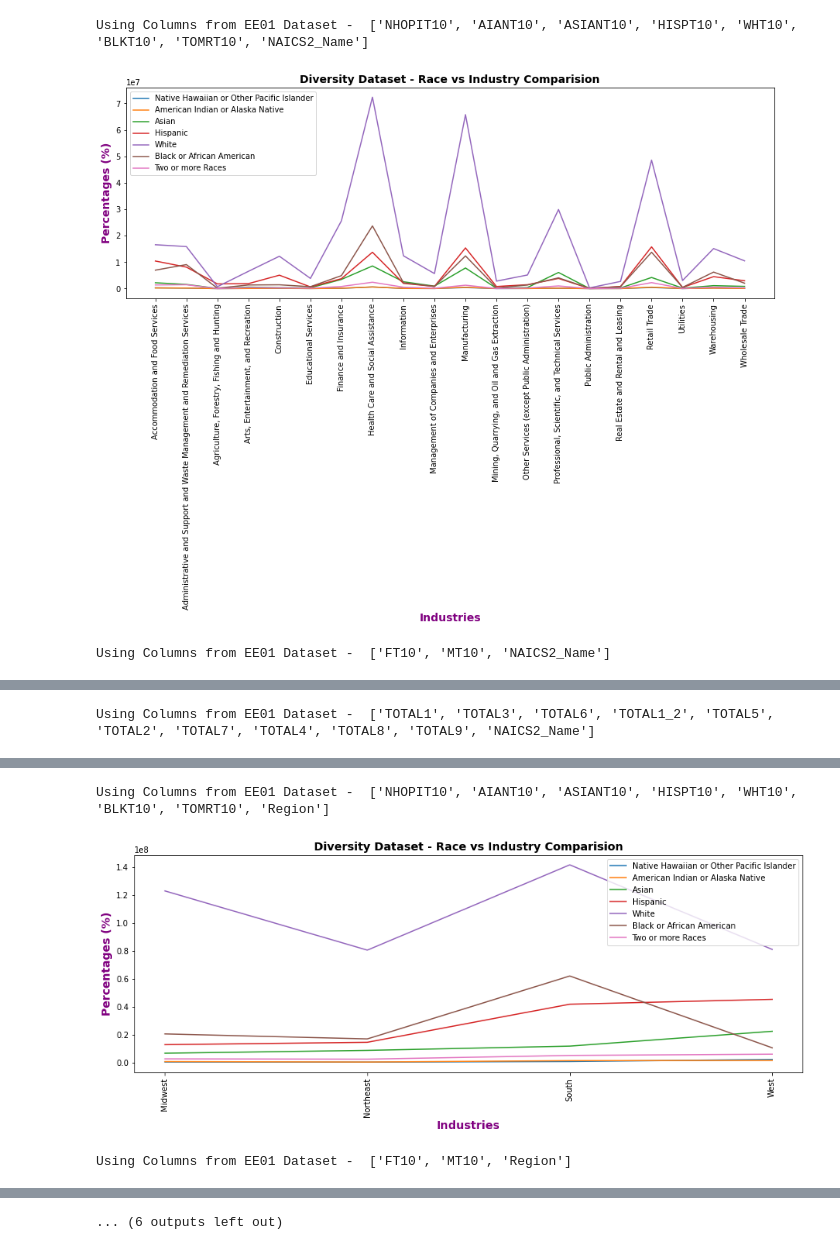
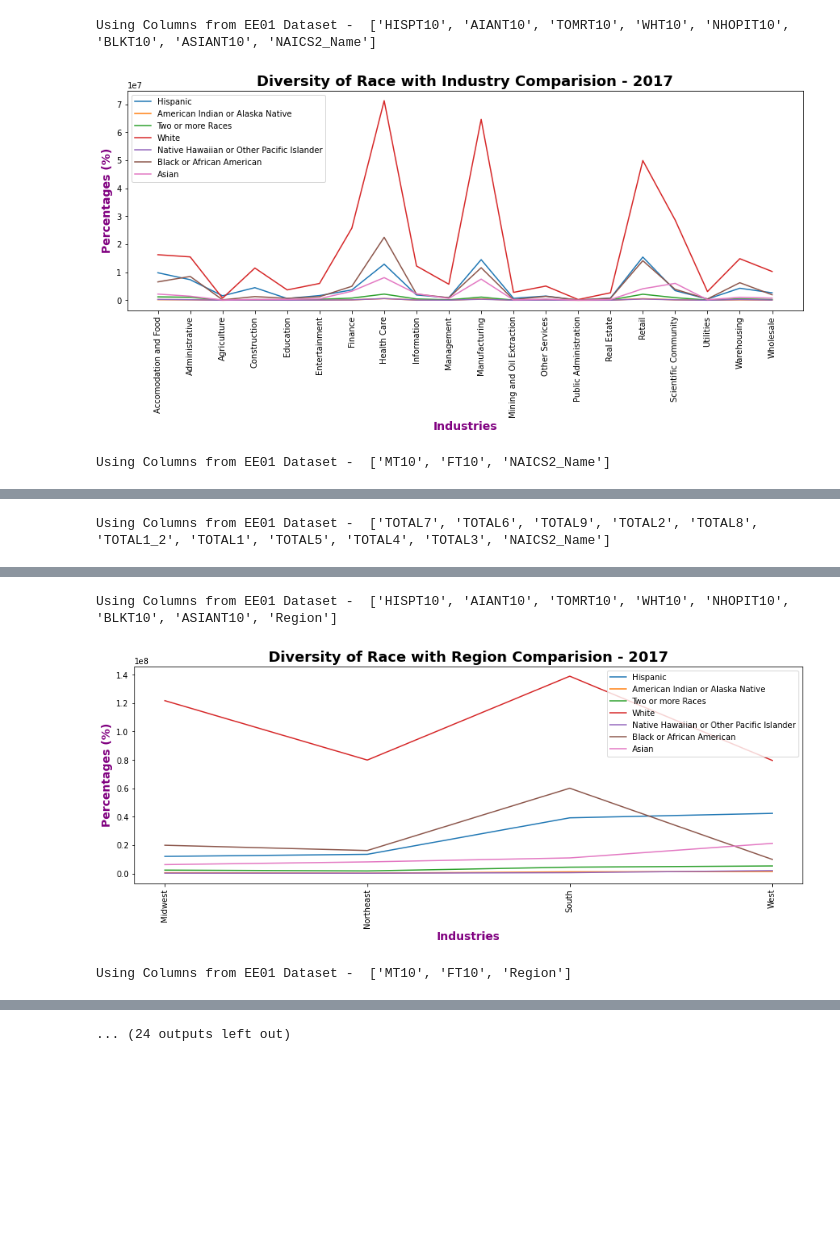
Before and after one commit to singh96aman/Diversity-Analysis---EE01-Dataset, a Jupyter notebook: Diversity Analysis.ipynb, the cells around one changed output, grey strips where cells are left out. Cells and saved outputs as stored; diff of their text form; code cells hidden in the pictures; blank space fills up the shorter version.

```diff
--- a/Diversity Analysis.ipynb
+++ b/Diversity Analysis.ipynb
@@ -141,3 +0,0 @@ def getFunctionsForComparison(label_race,label_sex,label_job,mapping_to_take,tit
-# %%
-column_mapping = getColumnMappingDict()
-EE01_df = getDataFrameFromCSV(EE01_dataset)
@@ -144,8 +167,14 @@ EE01_df = getDataFrameFromCSV(EE01_dataset)
+# %%
+column_mapping = getColumnMappingDict()
+EE01_df_dict = {}
+for dataset in datasets:
+    EE01_df_dict[dataset]=getDataFrameFromCSV(dataset)
 # %%
 # Step 1 : Industry wise - Aggregate comparision
-column_headers = getColumnHeadersWithParticularLabel(column_mapping, 'Aggregate', 'Aggregate', 'Aggregate')
-column_headers.append(industry_name)
-df = getRelevantColumns(EE01_df, column_headers)
-DrawComparisionBetweenColumnsForADataFrame(df, column_headers, industry_name, 'Diversity Dataset Overview - Industry wise Distribution')
+for dataset, EE01_df in EE01_df_dict.items():
+    column_headers = getColumnHeadersWithParticularLabel(column_mapping, 'Aggregate', 'Aggregate', 'Aggregate')
+    column_headers.append(industry_name)
+    df = getRelevantColumns(EE01_df, column_headers)
+    DrawComparisionBetweenColumnsForADataFrame(df, column_headers, industry_name, 'Diversity Dataset Overview - Industry wise Distribution - '+getYearFromDataset(dataset))
 # %% [output]
 Using Columns from EE01 Dataset -  ['TOTAL10', 'NAICS2_Name']
@@ -153,20 +184,22 @@ Using Columns from EE01 Dataset -  ['TOTAL10', 'NAICS2_Name']
 # %%
 #Step 2 : Industry wise/State wise/Region wise - Race, Sex and Job profile Comparison
-for column_comparision_wise in Comparisions:
-    for comparision_element in Comparisions_Types:
-        if(comparision_element=='Race'):
-            column_headers = getColumnHeadersWithParticularLabel(column_mapping, '', 'Aggregate', 'Aggregate')
-        elif(comparision_element=='Sex'):
-            column_headers = getColumnHeadersWithParticularLabel(column_mapping, 'Aggregate', '', 'Aggregate')
-        else:
-            column_headers = getColumnHeadersWithParticularLabel(column_mapping, 'Aggregate', 'Aggregate', '')
+for dataset, EE01_df in EE01_df_dict.items():
+    for column_comparision_wise in Comparisions:
+        for comparision_element in Comparisions_Types:
+            if(comparision_element=='Race'):
+                column_headers = getColumnHeadersWithParticularLabel(column_mapping, '', 'Aggregate', 'Aggregate')
+            elif(comparision_element=='Sex'):
+                column_headers = getColumnHeadersWithParticularLabel(column_mapping, 'Aggregate', '', 'Aggregate')
+            else:
+                column_headers = getColumnHeadersWithParticularLabel(column_mapping, 'Aggregate', 'Aggregate', '')
 
-        column_headers.append(column_comparision_wise)
-        df = getRelevantColumns(EE01_df, column_headers)
-        df,column_headers = renameDataFrameMapping(df, column_mapping, comparision_element)
-        DrawComparisionBetweenColumnsForADataFrame(df, column_headers, column_comparision_wise, 'Diversity Dataset - '+comparision_element+' vs Industry Comparision')
-        mean_table=df[column_headers].mean()
+            column_headers.append(column_comparision_wise)
+            df = getRelevantColumns(EE01_df, column_headers)
+            df,column_headers = renameDataFrameMapping(df, column_mapping, comparision_element)
+            header_mapping = getHeaderMapping()
+            DrawComparisionBetweenColumnsForADataFrame(df, column_headers, column_comparision_wise, 'Diversity of '+comparision_element+' with '+header_mapping[column_comparision_wise]+' Comparision - '+getYearFromDataset(dataset))
+            mean_table=df[column_headers].mean()
 # %% [output]
-Using Columns from EE01 Dataset -  ['NHOPIT10', 'AIANT10', 'ASIANT10', 'HISPT10', 'WHT10', 'BLKT10', 'TOMRT10', 'NAICS2_Name']
+Using Columns from EE01 Dataset -  ['HISPT10', 'AIANT10', 'TOMRT10', 'WHT10', 'NHOPIT10', 'BLKT10', 'ASIANT10', 'NAICS2_Name']
-[figure, old version]
+[figure, new version]
-Using Columns from EE01 Dataset -  ['FT10', 'MT10', 'NAICS2_Name']
+Using Columns from EE01 Dataset -  ['MT10', 'FT10', 'NAICS2_Name']
@@ -174 +207 @@ Using Columns from EE01 Dataset -  ['FT10', 'MT10', 'NAICS2_Name']
-Using Columns from EE01 Dataset -  ['TOTAL1', 'TOTAL3', 'TOTAL6', 'TOTAL1_2', 'TOTAL5', 'TOTAL2', 'TOTAL7', 'TOTAL4', 'TOTAL8', 'TOTAL9', 'NAICS2_Name']
+Using Columns from EE01 Dataset -  ['TOTAL7', 'TOTAL6', 'TOTAL9', 'TOTAL2', 'TOTAL8', 'TOTAL1_2', 'TOTAL1', 'TOTAL5', 'TOTAL4', 'TOTAL3', 'NAICS2_Name']
@@ -176,3 +209,3 @@ Using Columns from EE01 Dataset -  ['TOTAL1', 'TOTAL3', 'TOTAL6', 'TOTAL1_2', 'T
-Using Columns from EE01 Dataset -  ['NHOPIT10', 'AIANT10', 'ASIANT10', 'HISPT10', 'WHT10', 'BLKT10', 'TOMRT10', 'Region']
+Using Columns from EE01 Dataset -  ['HISPT10', 'AIANT10', 'TOMRT10', 'WHT10', 'NHOPIT10', 'BLKT10', 'ASIANT10', 'Region']
-[figure, old version]
+[figure, new version]
-Using Columns from EE01 Dataset -  ['FT10', 'MT10', 'Region']
+Using Columns from EE01 Dataset -  ['MT10', 'FT10', 'Region']
@@ -182 +215 @@ Using Columns from EE01 Dataset -  ['TOTAL1', 'TOTAL3', 'TOTAL6', 'TOTAL1_2', 'T
-... (6 outputs left out)
+... (24 outputs left out)
```
Also changed, not shown: parts of 4 cells of this notebook, 5 other files.
